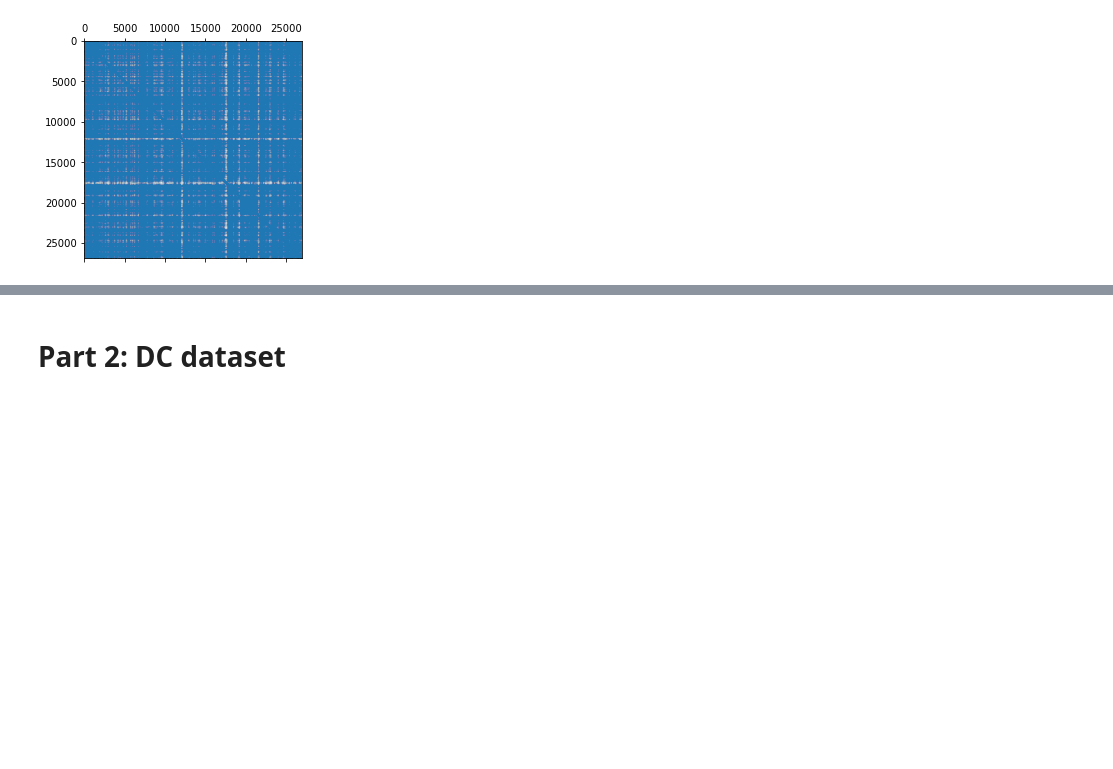
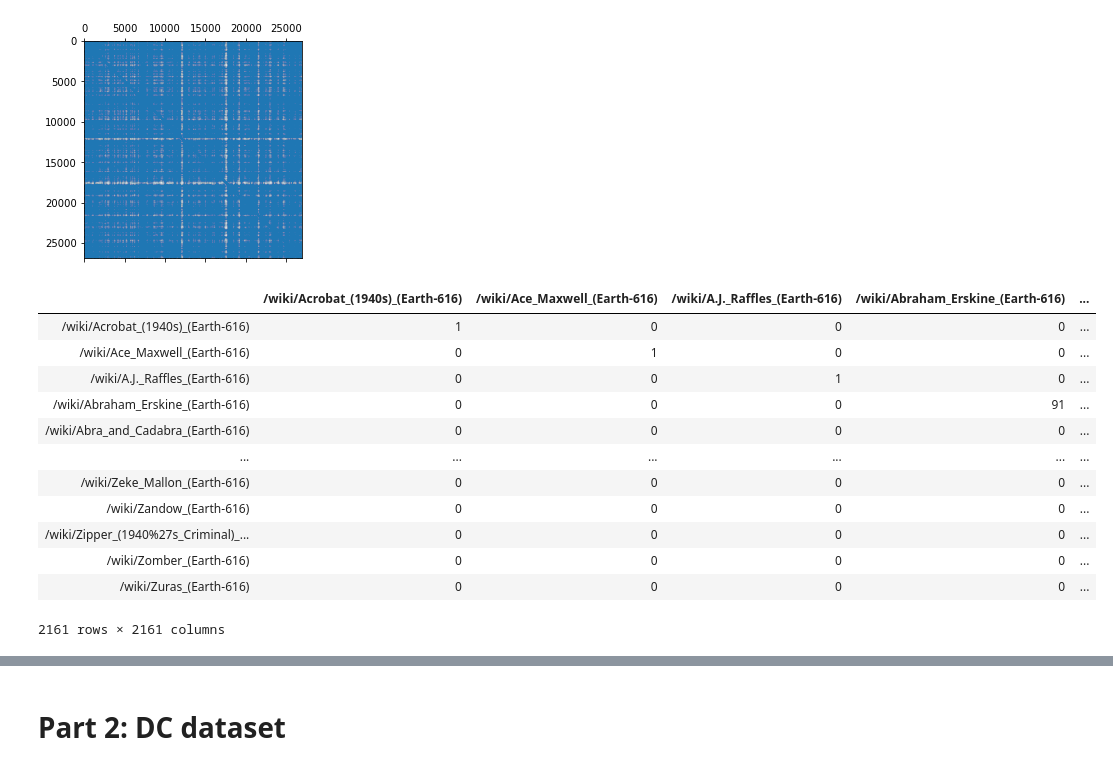
Before and after one commit to ahmedkooli/ntds_comics, a Jupyter notebook: comics_analysis.ipynb, the cells around one changed output, grey strips where cells are left out. Drawn from its saved outputs; the diff is of its cells as text; code cells hidden in the pictures; blank space fills up the shorter version.

```diff
--- a/comics_analysis.ipynb
+++ b/comics_analysis.ipynb
@@ -135,0 +141,18 @@ plt.spy(adj_comics_marvel,markersize=0.005)
+# %%
+adj_comics_marvel_50 = adj_comics_marvel[adj_comics_marvel.index.isin(list_index_1950)]
+adj_comics_marvel_50 = adj_comics_marvel_50.reindex(columns = list_index_1950, fill_value=0)
+adj_comics_marvel_50
+# %% [output]
+|  | /wiki/Acrobat_(1940s)_(Earth-616) | /wiki/Ace_Maxwell_(Earth-616) | /wiki/A.J._Raffles_(Earth-616) | /wiki/Abraham_Erskine_(Earth-616) | ... |
+| /wiki/Acrobat_(1940s)_(Earth-616) | 1 | 0 | 0 | 0 | ... |
+| /wiki/Ace_Maxwell_(Earth-616) | 0 | 1 | 0 | 0 | ... |
+| /wiki/A.J._Raffles_(Earth-616) | 0 | 0 | 1 | 0 | ... |
+| /wiki/Abraham_Erskine_(Earth-616) | 0 | 0 | 0 | 91 | ... |
+| /wiki/Abra_and_Cadabra_(Earth-616) | 0 | 0 | 0 | 0 | ... |
+| ... | ... | ... | ... | ... | ... |
+| /wiki/Zeke_Mallon_(Earth-616) | 0 | 0 | 0 | 0 | ... |
+| /wiki/Zandow_(Earth-616) | 0 | 0 | 0 | 0 | ... |
+| /wiki/Zipper_(1940%27s_Criminal)_... | 0 | 0 | 0 | 0 | ... |
+| /wiki/Zomber_(Earth-616) | 0 | 0 | 0 | 0 | ... |
+| /wiki/Zuras_(Earth-616) | 0 | 0 | 0 | 0 | ... |
+2161 rows × 2161 columns
```
Also changed, not shown: parts of 18 cells of this notebook.
